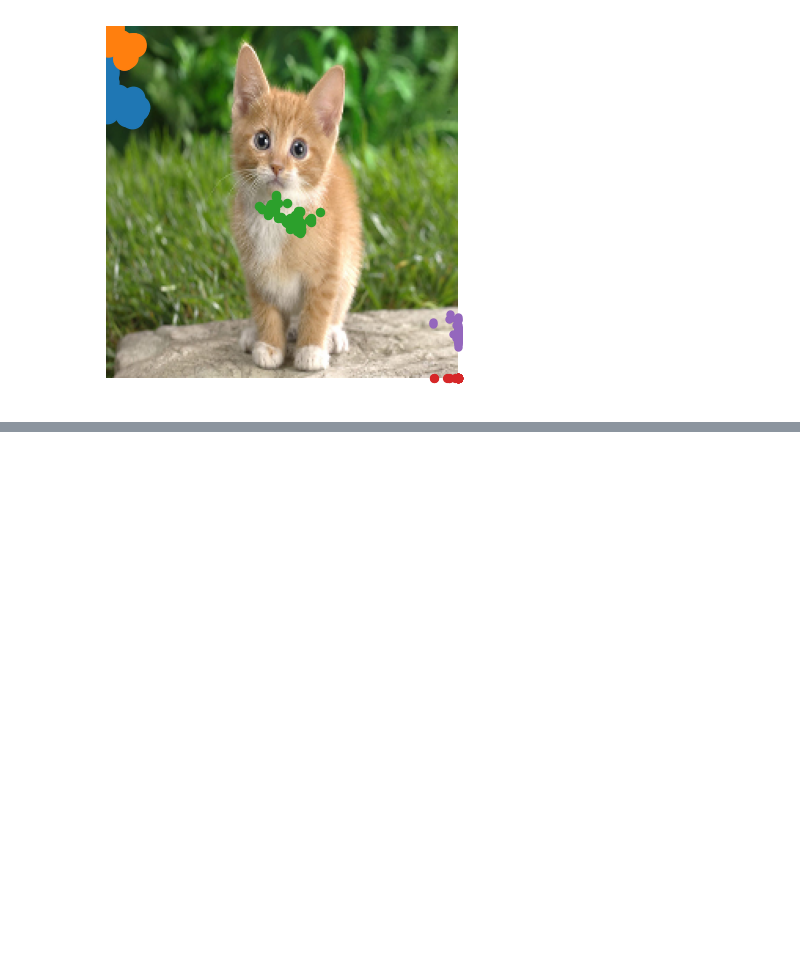
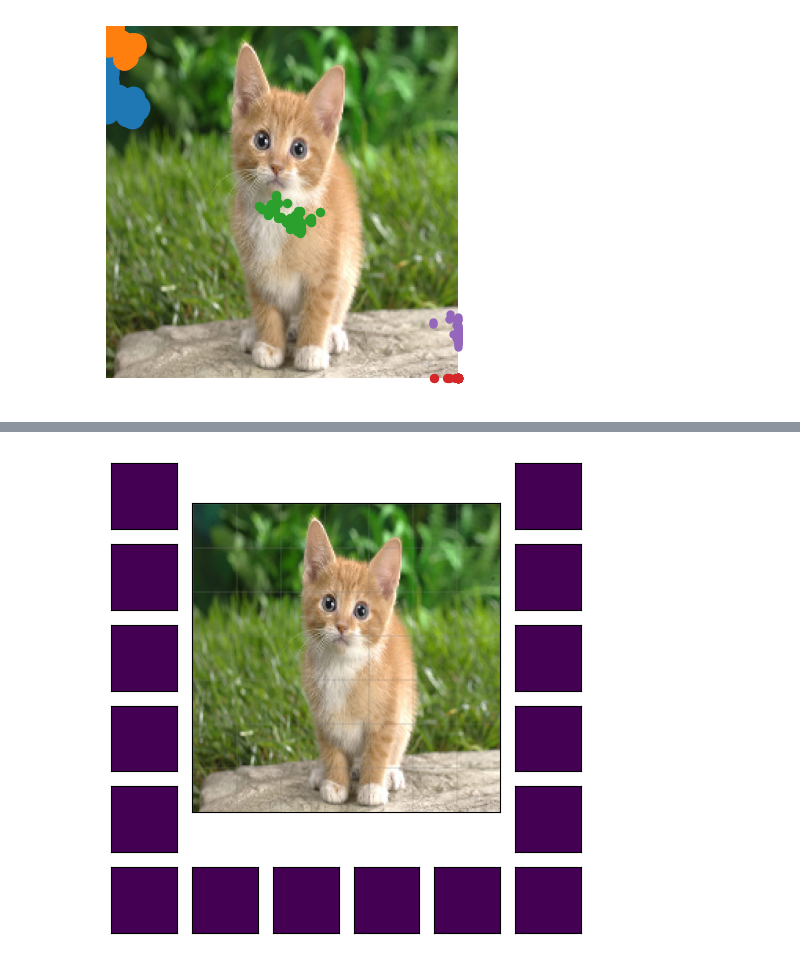
Before and after one commit to suryajayaraman/dl_blogs, a Jupyter notebook: VIT_101/notebooks/deformable-attention-visualization.ipynb, the cells around one changed output, grey strips where cells are left out. Cells and saved outputs as stored; diff of their text form; code cells hidden in the pictures; blank space fills up the shorter version.

Commit message:
initial commit for patch visualization

```diff
--- a/VIT_101/notebooks/deformable-attention-visualization.ipynb
+++ b/VIT_101/notebooks/deformable-attention-visualization.ipynb
@@ -125,0 +197,4 @@ plt.grid(True)
+# %%
+%matplotlib notebook
+visualizer = Visualize_Attention(rgb_image, np.zeros((16, 49, 49)))
+# %% [output]
@@ -125,0 +202 @@ plt.grid(True)
+[figure, added]
```
Also changed, not shown: parts of 2 cells of this notebook.
